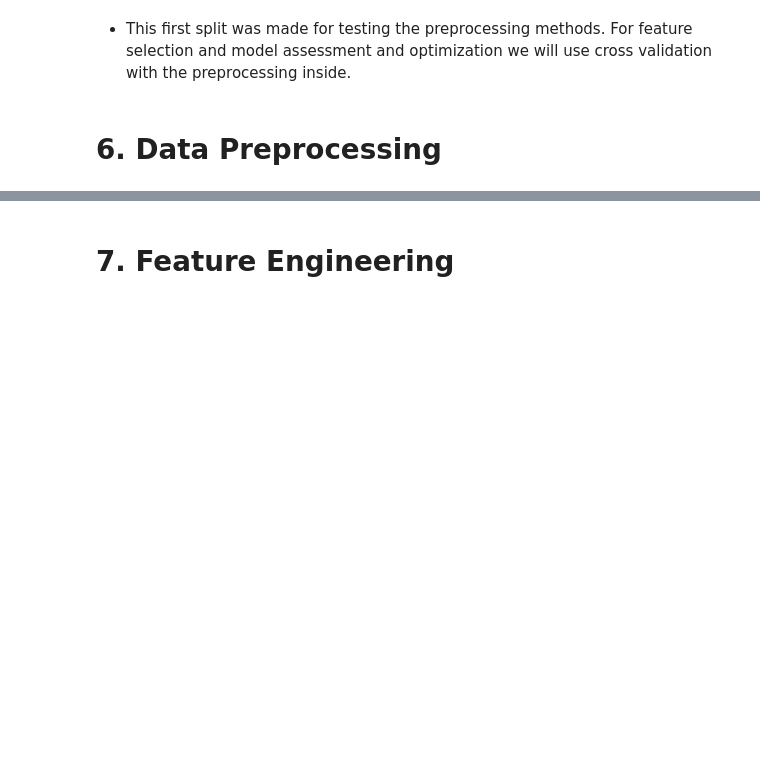
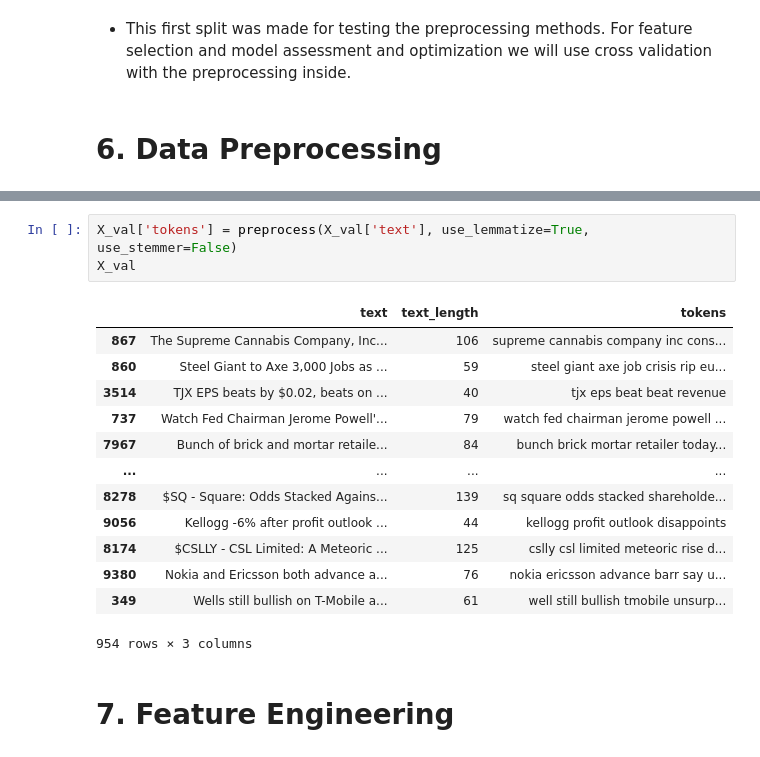
Before and after one commit to fabiofficial/Text_Mining_Project, a Jupyter notebook: Notebooks/tm_tests_42.ipynb, the cells around one changed output, grey strips where cells are left out. Drawn from its saved outputs; the diff is of its cells as text; blank space fills up the shorter version.

```diff
--- a/Notebooks/tm_tests_42.ipynb
+++ b/Notebooks/tm_tests_42.ipynb
@@ -481,3 +481,20 @@ __`Step 22`__ Perform preprocessing.
+# %%
+X_val['tokens'] = preprocess(X_val['text'], use_lemmatize=True, use_stemmer=False)
+X_val
+# %% [output]
+|  | text | text_length | tokens |
+| 867 | The Supreme Cannabis Company, Inc... | 106 | supreme cannabis company inc cons... |
+| 860 | Steel Giant to Axe 3,000 Jobs as ... | 59 | steel giant axe job crisis rip eu... |
+| 3514 | TJX EPS beats by $0.02, beats on ... | 40 | tjx eps beat beat revenue |
+| 737 | Watch Fed Chairman Jerome Powell'... | 79 | watch fed chairman jerome powell ... |
+| 7967 | Bunch of brick and mortar retaile... | 84 | bunch brick mortar retailer today... |
+| ... | ... | ... | ... |
+| 8278 | $SQ - Square: Odds Stacked Agains... | 139 | sq square odds stacked shareholde... |
+| 9056 | Kellogg -6% after profit outlook ... | 44 | kellogg profit outlook disappoints |
+| 8174 | $CSLLY - CSL Limited: A Meteoric ... | 125 | cslly csl limited meteoric rise d... |
+| 9380 | Nokia and Ericsson both advance a... | 76 | nokia ericsson advance barr say u... |
+| 349 | Wells still bullish on T-Mobile a... | 61 | well still bullish tmobile unsurp... |
+954 rows × 3 columns
 # %% [markdown]
 # 7. Feature Engineering
 # %% [markdown]
```
Also changed, not shown: parts of 34 cells of this notebook.
